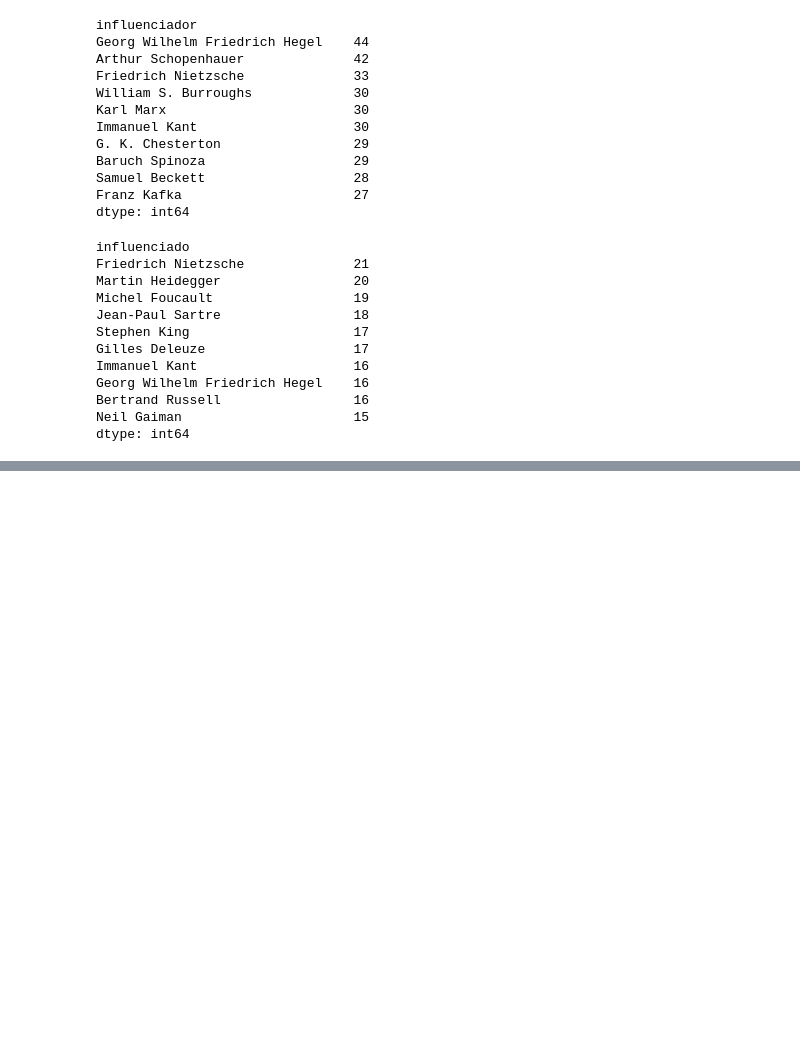
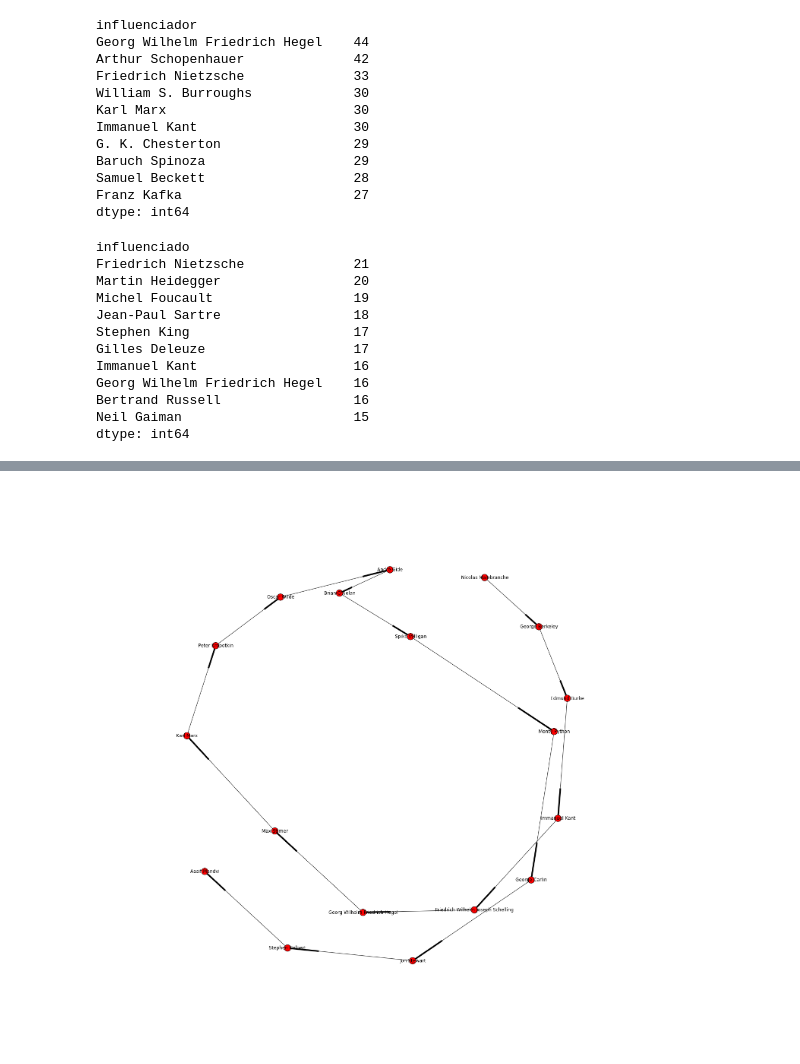
Before and after one commit to marciomacielbastos/influences, a Jupyter notebook: Influência.ipynb, the cells around one changed output, grey strips where cells are left out. Cells and saved outputs as stored; diff of their text form; code cells hidden in the pictures; blank space fills up the shorter version.

```diff
--- a/Influência.ipynb
+++ b/Influência.ipynb
@@ -80,0 +210,7 @@ dtype: int64
+# %%
+plt.figure(figsize(10,5))
+g=nx.DiGraph()
+g.add_path(a[3])
+nx.draw(g,with_labels=True)
+# %% [output]
+[figure, added]
```
Also changed, not shown: parts of 16 cells of this notebook.
